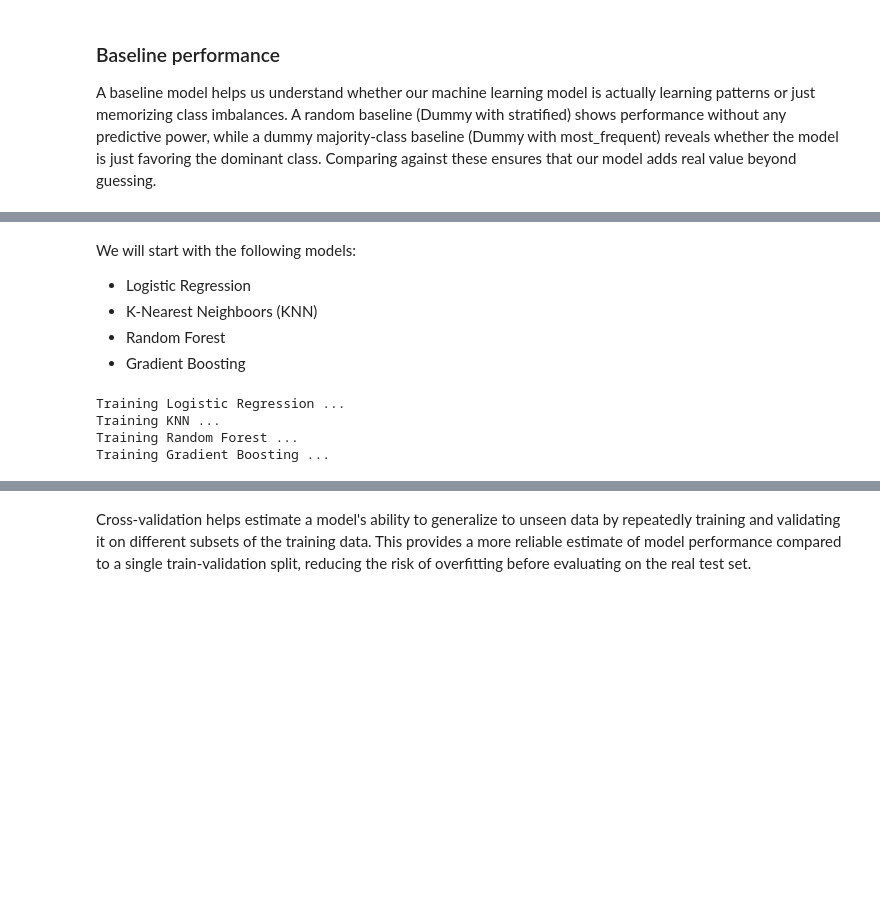
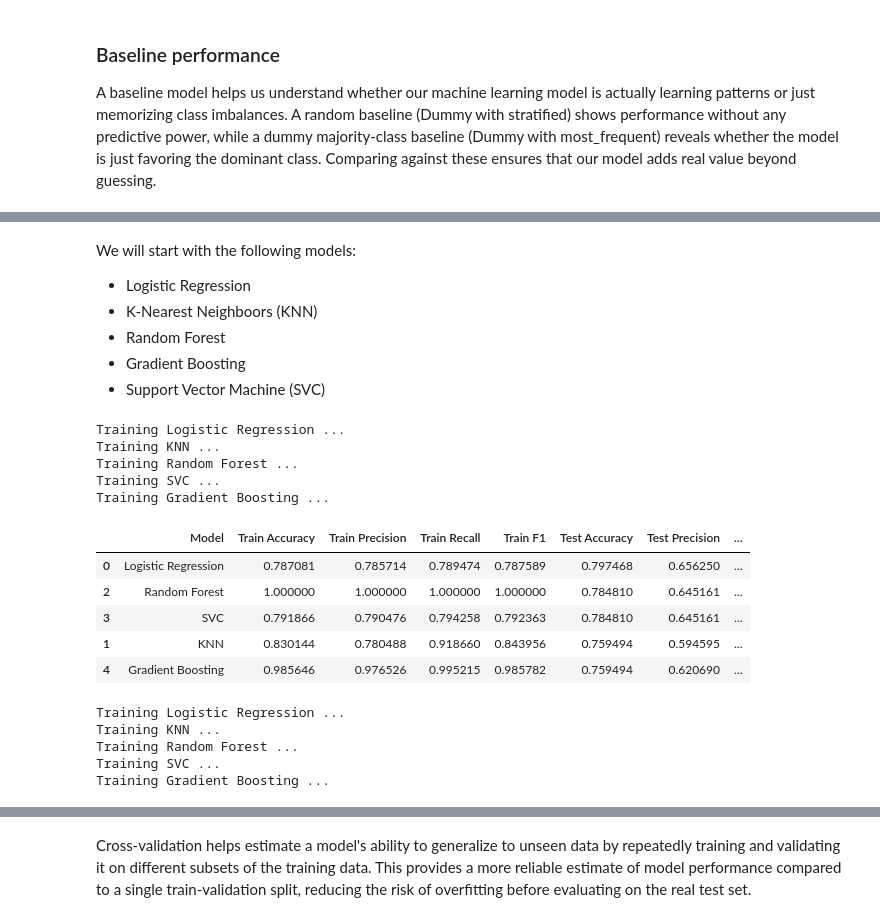
Before and after one commit to Subroy1/MSAI_AllPracticeModules, a Jupyter notebook: Module 17/Module17_Diabetes_example_VM_OH.ipynb, the cells around one changed output, grey strips where cells are left out. Drawn from its saved outputs; the diff is of its cells as text; code cells hidden in the pictures; blank space fills up the shorter version.

```diff
--- a/Module 17/Module17_Diabetes_example_VM_OH.ipynb
+++ b/Module 17/Module17_Diabetes_example_VM_OH.ipynb
@@ -315,6 +329,7 @@ We will start with the following models:
 - K-Nearest Neighboors (KNN)
 - Random Forest
 - Gradient Boosting
+- Support Vector Machine (SVC)
 # %%
 from sklearn.linear_model import LogisticRegression
 from sklearn.neighbors import KNeighborsClassifier
@@ -329,25 +346,75 @@ models = {
     'Gradient Boosting': GradientBoostingClassifier()
 }
+# %%
+results = []
+
+for name , model in models.items():
+  print(f"Training {name} ...")
+  # Train the model on full training data and predict on the test set
+  model.fit(X_train_processed_df, y_train_sampled)
+  y_train_pred = model.predict(X_train_processed_df)
+  y_test_pred = model.predict(X_test_processed_df)
+
+  # Compute the precision, recall , F1-score and accuracy scores for train split
+  train_accuracy = accuracy_score(y_train_sampled, y_train_pred)
+  train_precision = precision_score(y_train_sampled, y_train_pred)
+  train_recall = recall_score(y_train_sampled, y_train_pred)
+  train_f1_score = f1_score(y_train_sampled, y_train_pred)
+
+
+  # Compute the precision, recall , F1-score and accuracy scores for test split
+  test_accuracy = accuracy_score(y_test, y_test_pred)
+  test_precision = precision_score(y_test, y_test_pred)
+  test_recall = recall_score(y_test, y_test_pred)
+  test_f1_score = f1_score(y_test, y_test_pred)
+
+  # Store results
+  results.append({
+        "Model": name,
+        "Train Accuracy": train_accuracy,
+        "Train Precision": train_precision,
+        "Train Recall": train_recall,
+        "Train F1": train_f1_score,
+        "Test Accuracy": test_accuracy,
+        "Test Precision": test_precision,
+        "Test Recall": test_recall,
+        "Test F1": test_f1_score,
+    })
+
+  # Convert results to a DataFrame and display
+  results_df = pd.DataFrame(results).sort_values(by="Test F1", ascending=False)
+  results_df
+# %% [output]
+Training Logistic Regression ...
+Training KNN ...
+Training Random Forest ...
+Training SVC ...
+Training Gradient Boosting ...
+# %%
+results_df
+# %% [output]
+|  | Model | Train Accuracy | Train Precision | Train Recall | Train F1 | Test Accuracy | Test Precision | ... |
+| 0 | Logistic Regression | 0.787081 | 0.785714 | 0.789474 | 0.787589 | 0.797468 | 0.656250 | ... |
+| 2 | Random Forest | 1.000000 | 1.000000 | 1.000000 | 1.000000 | 0.784810 | 0.645161 | ... |
+| 3 | SVC | 0.791866 | 0.790476 | 0.794258 | 0.792363 | 0.784810 | 0.645161 | ... |
+| 1 | KNN | 0.830144 | 0.780488 | 0.918660 | 0.843956 | 0.759494 | 0.594595 | ... |
+| 4 | Gradient Boosting | 0.985646 | 0.976526 | 0.995215 | 0.985782 | 0.759494 | 0.620690 | ... |
 # %%
 results = []
-trained_models = {}
 
 for name, model in models.items():
     print(f"Training {name} ...")
 
     # Train the model on full training data and predict on the test set
-    model.fit(X_train_processed_df, y_train_resampled)
+    model.fit(X_train_processed_df, y_train_sampled)
     y_train_pred = model.predict(X_train_processed_df)
     y_test_pred = model.predict(X_test_processed_df)
 
-    # Store trained model
-    trained_models[name] = model
-
     # Compute train metrics
-    train_accuracy = accuracy_score(y_train_resampled, y_train_pred)
-    train_precision = precision_score(y_train_resampled, y_train_pred, average='binary', zero_division=0)
-    train_recall = recall_score(y_train_resampled, y_train_pred, average='binary', zero_division=0)
-    train_f1 = f1_score(y_train_resampled, y_train_pred, average='binary', zero_division=0)
+    train_accuracy = accuracy_score(y_train_sampled, y_train_pred)
+    train_precision = precision_score(y_train_sampled, y_train_pred, average='binary', zero_division=0)
+    train_recall = recall_score(y_train_sampled, y_train_pred, average='binary', zero_division=0)
+    train_f1 = f1_score(y_train_sampled, y_train_pred, average='binary', zero_division=0)
 
     # Compute test metrics
     test_accuracy = accuracy_score(y_test, y_test_pred)
@@ -374,6 +441,7 @@ results_df = pd.DataFrame(results).sort_values(by="Test F1", ascending=False)
 Training Logistic Regression ...
 Training KNN ...
 Training Random Forest ...
+Training SVC ...
 Training Gradient Boosting ...
 # %%
 results_df
```
Also changed, not shown: parts of 23 cells of this notebook.
